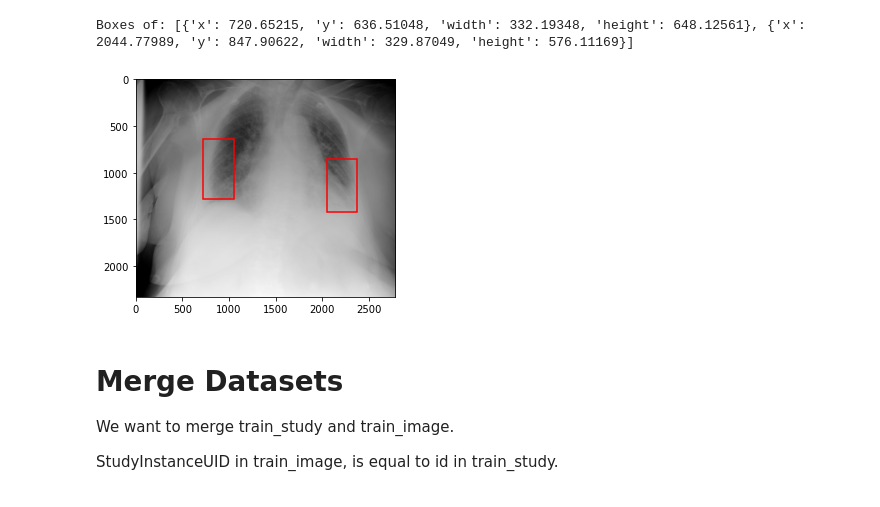
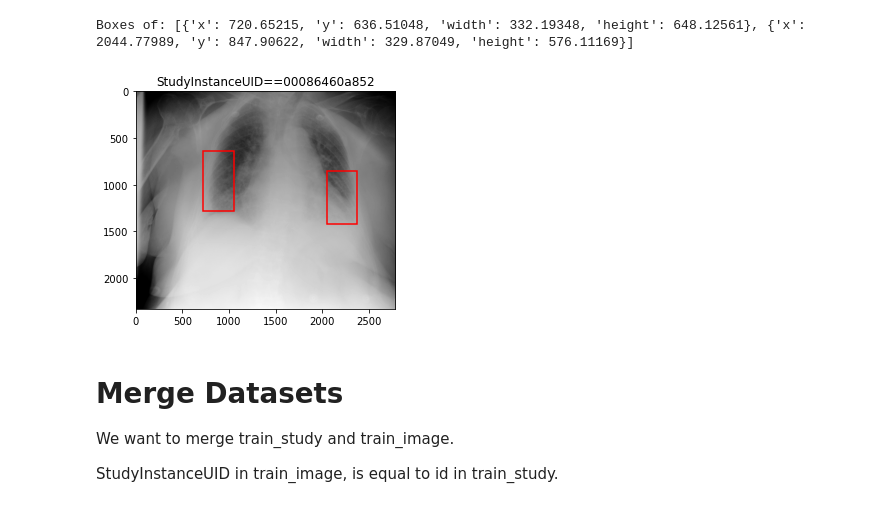
Before and after one commit to trainandgain/SIIM-FISABIO-RSNA-COVID-19-Detection, a Jupyter notebook: notebooks/explore.ipynb, the cells around one changed output. Saved outputs shown, nothing was run; the diff lists cells and outputs as text; code cells hidden in the pictures.

```diff
--- a/notebooks/explore.ipynb
+++ b/notebooks/explore.ipynb
@@ -295,15 +295,16 @@ Boxes of: [{'x': 720.65215, 'y': 636.51048, 'width': 332.19348, 'height': 648.12
 # %%
 # draw boxes
 fig, ax = plt.subplots(1,1, figsize=(8,4))
 for box in boxes:
     p = matplotlib.patches.Rectangle((box['x'], box['y']),
                                       box['width'], box['height'],
                                       ec='r', fc='none', lw=1.5)
     ax.add_patch(p)
 ax.imshow(arr, cmap='gray')
+plt.title('StudyInstanceUID==00086460a852')
 plt.show()
 # %% [output]
-[figure, old version]
+[figure, new version]
 # %% [markdown]
 # Merge Datasets
 
```
Also changed, not shown: 4 other files.
